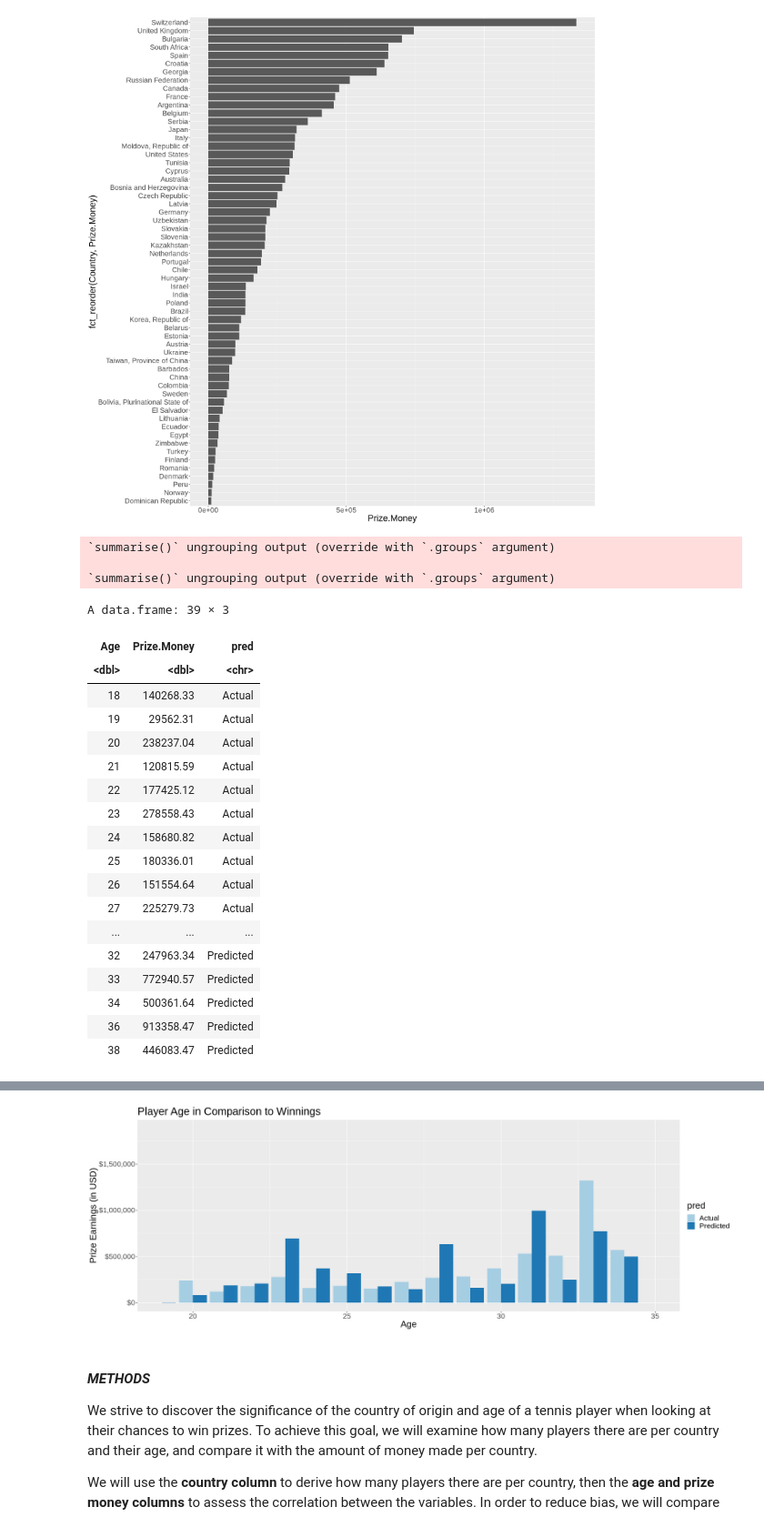
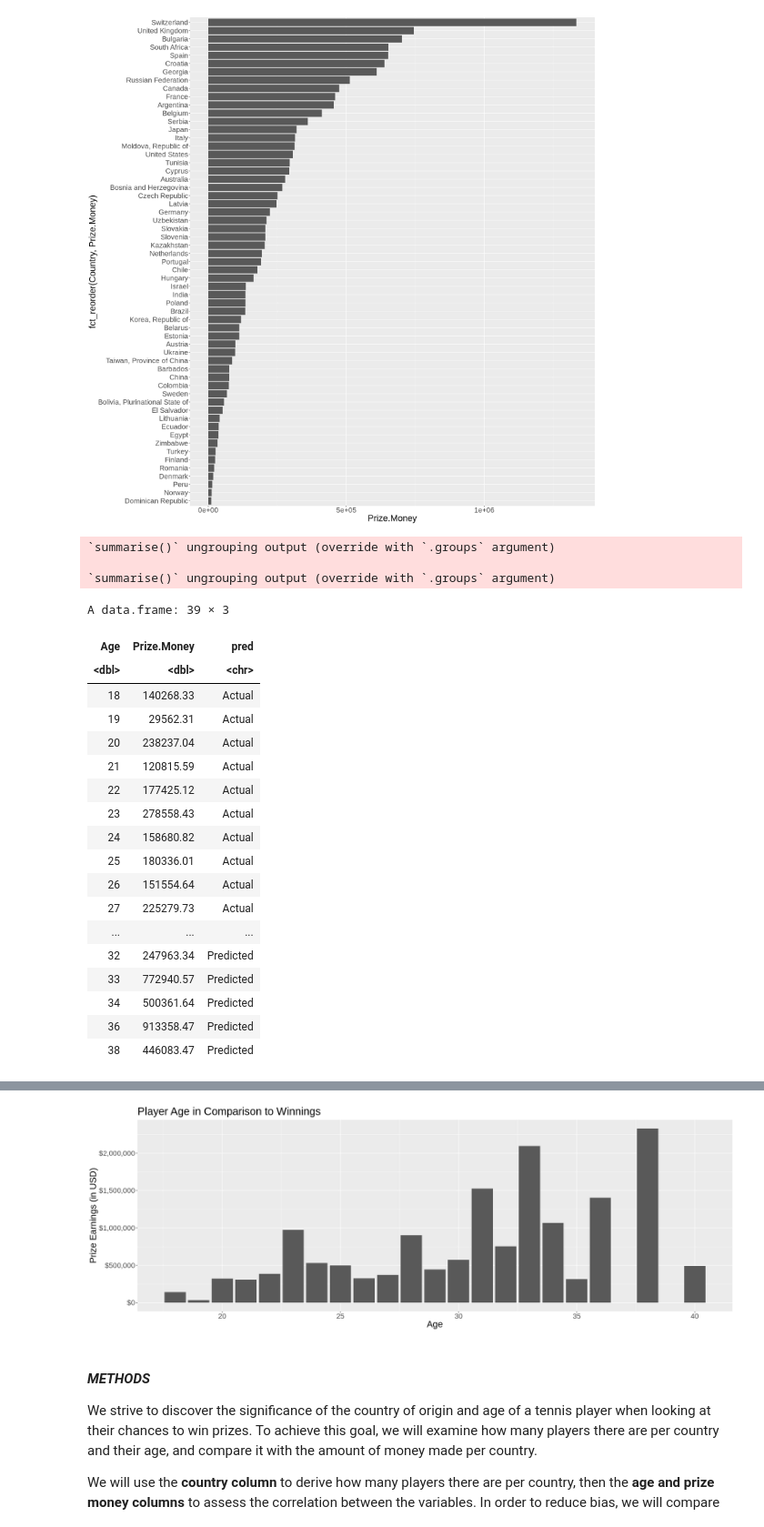
Before and after one commit to cpureza/dsci_group_project, a Jupyter notebook: dsci_project_folder/Fridays_Work.ipynb, the cells around one changed output, grey strips where cells are left out. Shown: that part at 91% size. Drawn from its saved outputs; the diff is of its cells as text; code cells hidden in the pictures.

```diff
--- a/dsci_project_folder/Fridays_Work.ipynb
+++ b/dsci_project_folder/Fridays_Work.ipynb
@@ -323,6 +323,12 @@ tennis_histogram_plot <- ggplot(bar_data, aes(fill=pred, y=Prize.Money, x=Age))
     scale_fill_brewer(palette="Paired") +
     xlim(c(19,35))
 
+tennis_histogram_plot <- ggplot(bar_data, aes(x = Age, y=Prize.Money)) +
+    geom_bar(stat = "identity") +
+    labs(x = "Age", y = "Prize Earnings (in USD)") +
+    ggtitle("Player Age in Comparison to Winnings") +
+    theme(text = element_text(size = 20)) +
+    scale_y_continuous(labels = dollar_format())
 
 tennis_histogram_plot
 # %% [output]
@@ -353,4 +357,4 @@ Warning message:
-[figure, old version]
+[figure, new version]
 # %% [markdown]
 #### *METHODS*
 We strive to discover the significance of the country of origin and age of a tennis player when looking at their chances to win prizes. To achieve this goal, we will examine how many players there are per country and their age, and compare it with the amount of money made per country.
```
Also changed, not shown: parts of 2 cells of this notebook.
